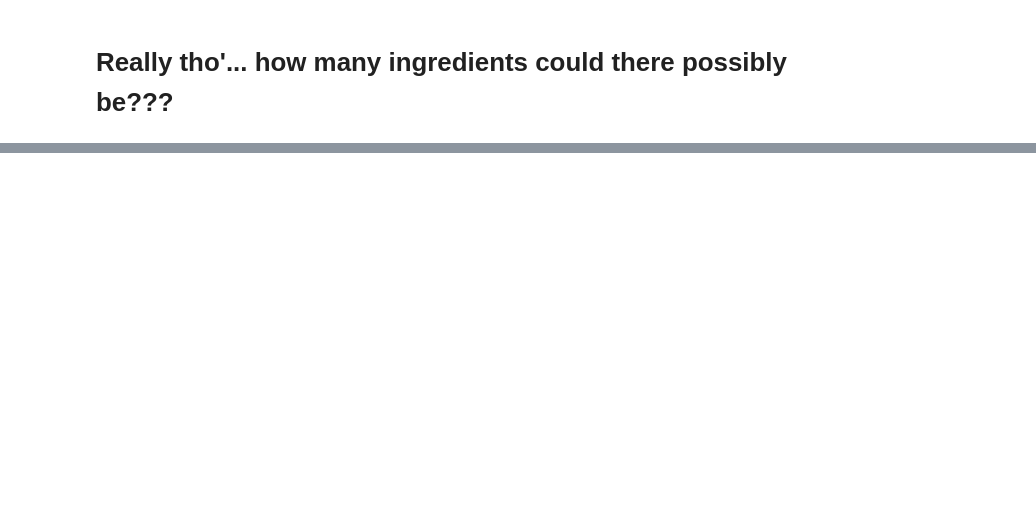
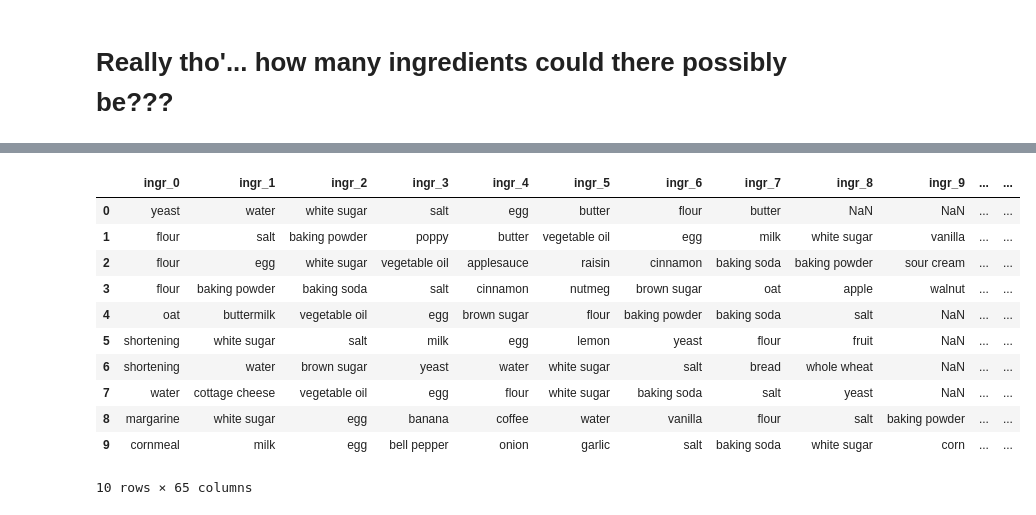
Before and after one commit to BloomTech-Labs/MyDish-DS, a Jupyter notebook: slightfoot/ingr_scratchpad.ipynb, the cells around one changed output, grey strips where cells are left out. Cells and saved outputs as stored; diff of their text form; code cells hidden in the pictures; blank space fills up the shorter version.

Commit message:
work is cleaned up and consolidated into scratchpad notebook

```diff
--- a/slightfoot/ingr_scratchpad.ipynb
+++ b/slightfoot/ingr_scratchpad.ipynb
@@ -369,0 +38,9 @@ len(top_ingr)
+# %%
+# df ingredients is a single string, splitting into a list of strings
+df['ingredients'] = df['ingredients'].apply(lambda x: x.split(','))
+# %%
+l1 = df['ingredients']
+l2 = kgl1_df['ingredients']
+l3 = kgl2_df['ingredients']
+
+ingr_series = l1.append([l2, l3], ignore_index=True)
@@ -369,0 +61,27 @@ len(top_ingr)
+# %%
+def scrub_ingredients(ingr_list):
+
+    chtble = str.maketrans('', '', string.punctuation + '0123456789')
+
+    # drop special characters and multiple spaces, then convert to lowercase
+    clean_list = []
+    for ingr_string in ingr_list:
+        ingr_string = re.sub(r'\W\s+', ' ', ingr_string.strip().translate(chtble))
+        clean_list.append(ingr_string.lower())
+
+    # convert to lowercase & drop known measurement words
+    dropwords = ['ounce', 'ounces', 'oz', 'lb', ' pound', 'the', 'a', 'an'
+                 'package', 'packages', 'inches', 'and', 'for', 'as', 'is']
+
+    outlist = []
+
+    for i in clean_list:
+        words = i.split()
+        words = [word for word in words if word not in dropwords]
+        i = ' '.join(words)
+        outlist.append(i)
+
+    return outlist
+# %%
+ingr_s = ingr_series.apply(scrub_ingredients)
+ingr_s[:10]
@@ -369,0 +135,17 @@ len(top_ingr)
+# %%
+modeling_df = ingr_s.apply(pd.Series)
+modeling_df = modeling_df.rename(columns = lambda x: 'ingr_' + str(x))
+modeling_df.head(10)
+# %% [output]
+|  | ingr_0 | ingr_1 | ingr_2 | ingr_3 | ingr_4 | ingr_5 | ingr_6 | ingr_7 | ingr_8 | ingr_9 | ... | ... |
+| 0 | yeast | water | white sugar | salt | egg | butter | flour | butter | NaN | NaN | ... | ... |
+| 1 | flour | salt | baking powder | poppy | butter | vegetable oil | egg | milk | white sugar | vanilla | ... | ... |
+| 2 | flour | egg | white sugar | vegetable oil | applesauce | raisin | cinnamon | baking soda | baking powder | sour cream | ... | ... |
+| 3 | flour | baking powder | baking soda | salt | cinnamon | nutmeg | brown sugar | oat | apple | walnut | ... | ... |
+| 4 | oat | buttermilk | vegetable oil | egg | brown sugar | flour | baking powder | baking soda | salt | NaN | ... | ... |
+| 5 | shortening | white sugar | salt | milk | egg | lemon | yeast | flour | fruit | NaN | ... | ... |
+| 6 | shortening | water | brown sugar | yeast | water | white sugar | salt | bread | whole wheat | NaN | ... | ... |
+| 7 | water | cottage cheese | vegetable oil | egg | flour | white sugar | baking soda | salt | yeast | NaN | ... | ... |
+| 8 | margarine | white sugar | egg | banana | coffee | water | vanilla | flour | salt | baking powder | ... | ... |
+| 9 | cornmeal | milk | egg | bell pepper | onion | garlic | salt | baking soda | white sugar | corn | ... | ... |
+10 rows × 65 columns
```
Also changed, not shown: parts of 47 cells of this notebook, 1 other file.
